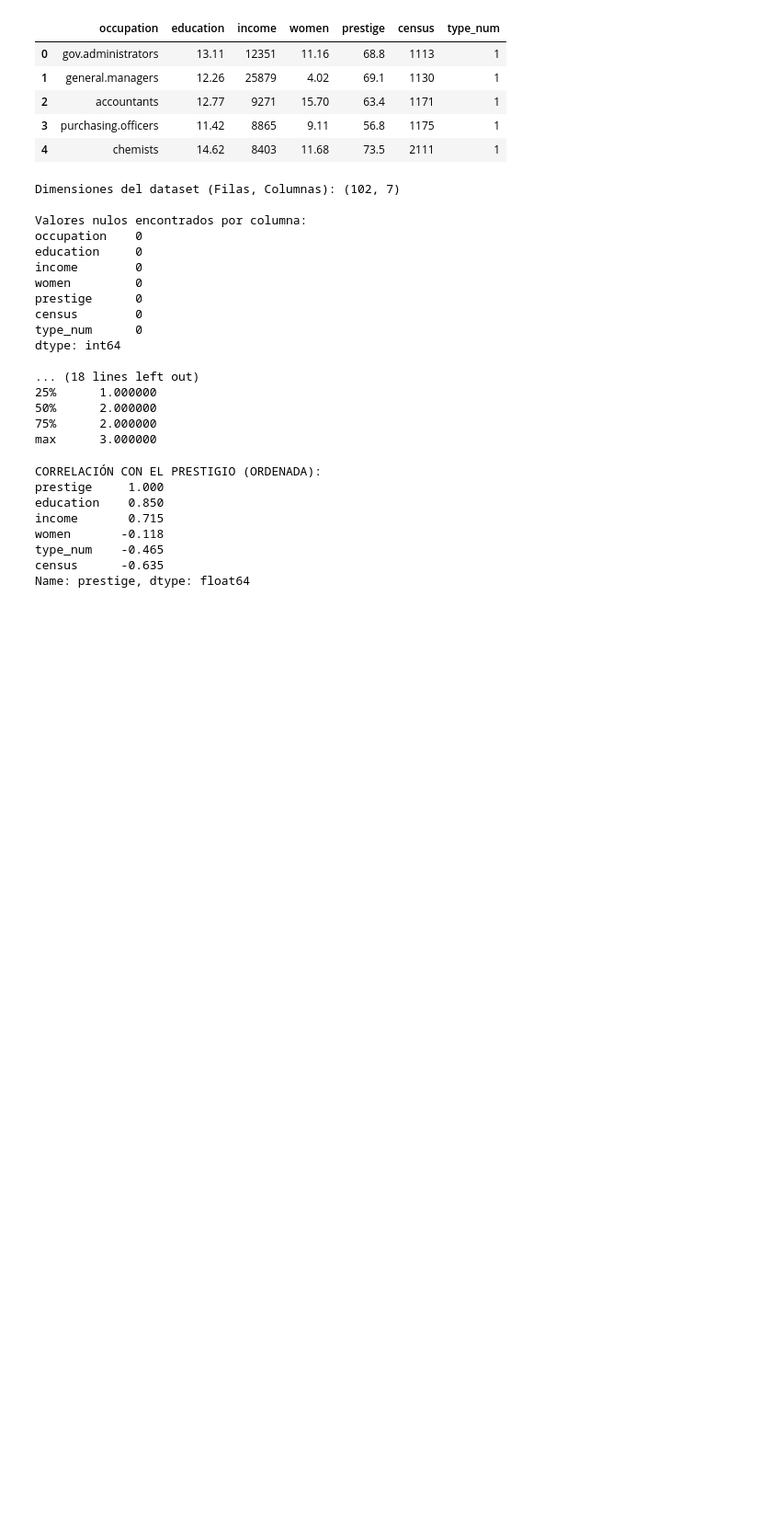
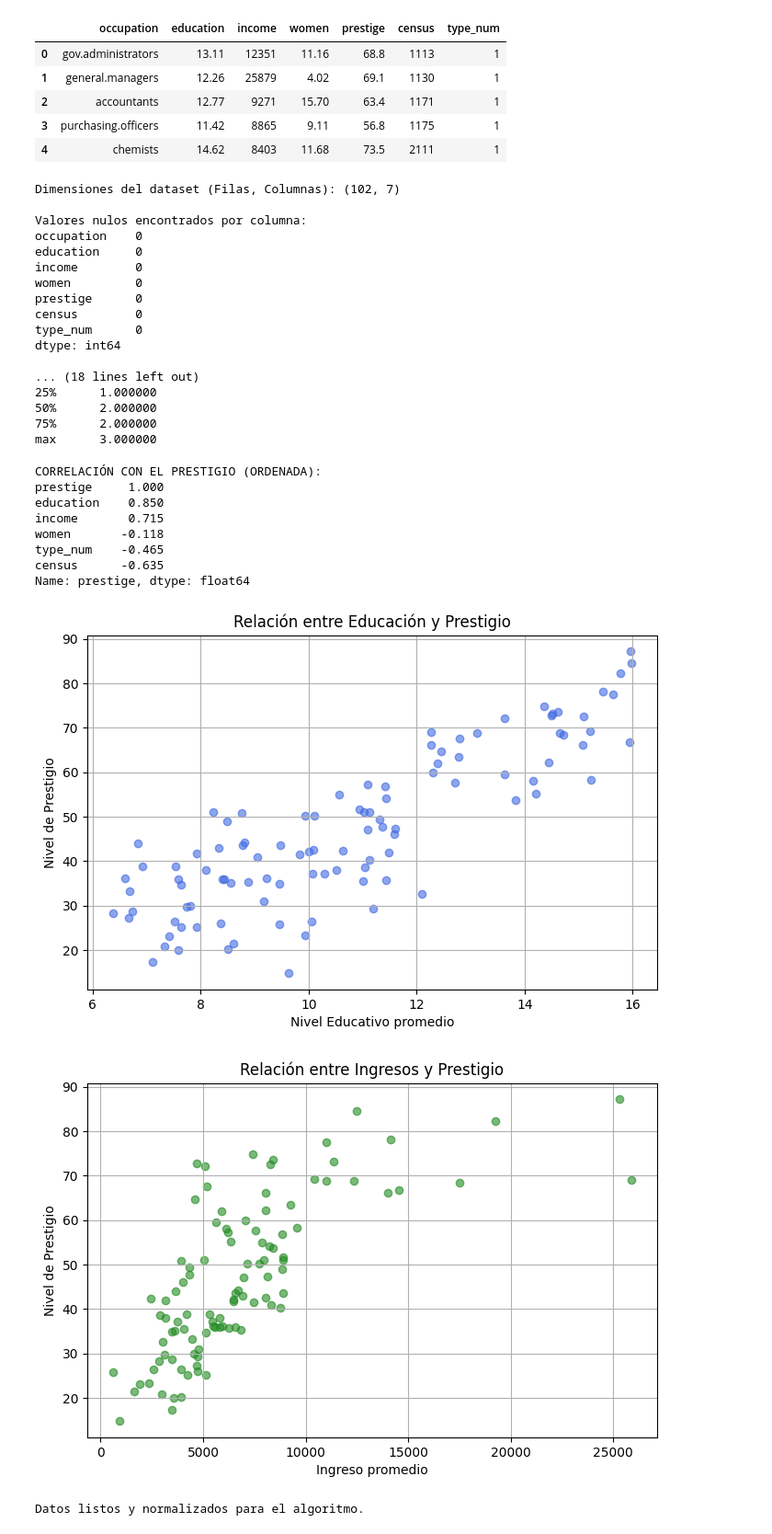
Before and after one commit to KevinCallejas93/caso_practico_aplicado, a Jupyter notebook: Tarea_Produccion_Software.ipynb, the cells around one changed output. Shown at 92% size. Cells and saved outputs as stored; diff of their text form; code cells hidden in the pictures; blank space fills up the shorter version.

```diff
--- a/Tarea_Produccion_Software.ipynb
+++ b/Tarea_Produccion_Software.ipynb
@@ -69,3 +69,41 @@ women       -0.118
 type_num    -0.465
 census      -0.635
 Name: prestige, dtype: float64
+# %%
+import matplotlib.pyplot as plt
+
+# Gráfica de dispersión: Educación vs Prestigio
+plt.figure(figsize=(8,5))
+plt.scatter(df['education'], df['prestige'], color='royalblue', alpha=0.6)
+plt.title('Relación entre Educación y Prestigio')
+plt.xlabel('Nivel Educativo promedio')
+plt.ylabel('Nivel de Prestigio')
+plt.grid(True)
+plt.show()
+
+# Gráfica de dispersión: Ingresos vs Prestigio
+plt.figure(figsize=(8,5))
+plt.scatter(df['income'], df['prestige'], color='forestgreen', alpha=0.6)
+plt.title('Relación entre Ingresos y Prestigio')
+plt.xlabel('Ingreso promedio')
+plt.ylabel('Nivel de Prestigio')
+plt.grid(True)
+plt.show()
+# %% [output]
+[figure, added]
+[figure, added]
+# %%
+from sklearn.preprocessing import StandardScaler
+from sklearn.cluster import KMeans
+
+# 1. Seleccionamos las columnas para agrupar
+columnas_cluster = ["education", "income", "women", "prestige", "type_num"]
+X = df[columnas_cluster].copy()
+
+# 2. Escalamos los datos (los normalizamos)
+escalador = StandardScaler()
+X_escalado = escalador.fit_transform(X)
+
+print("Datos listos y normalizados para el algoritmo.")
+# %% [output]
+Datos listos y normalizados para el algoritmo.
```
Also changed, not shown: parts of 3 cells of this notebook.
